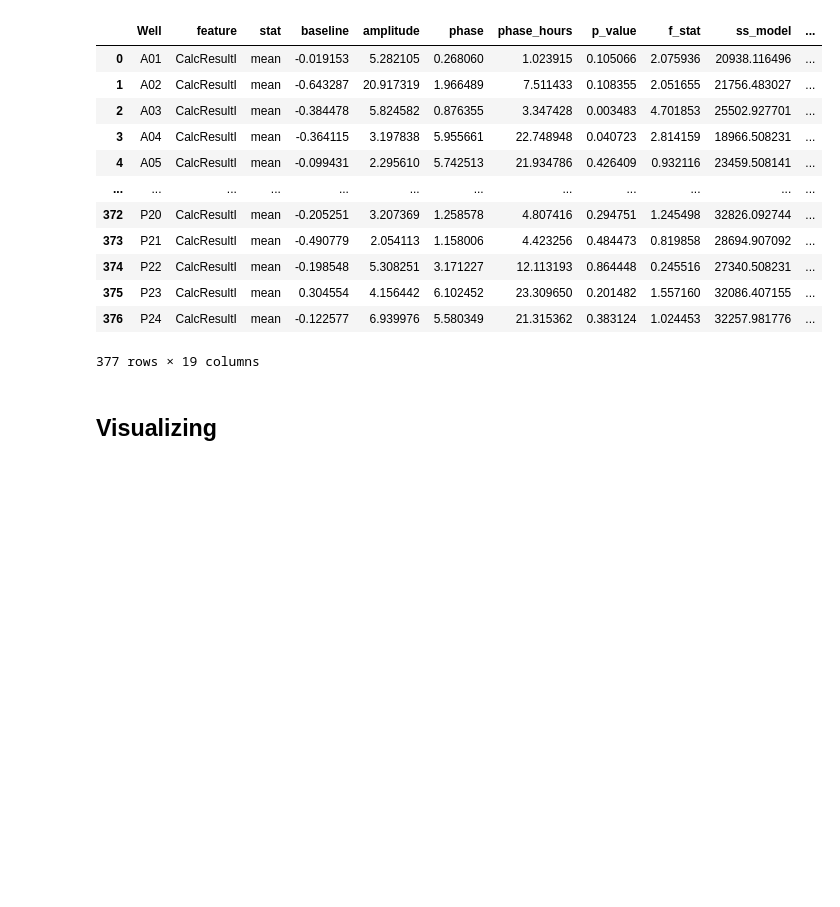
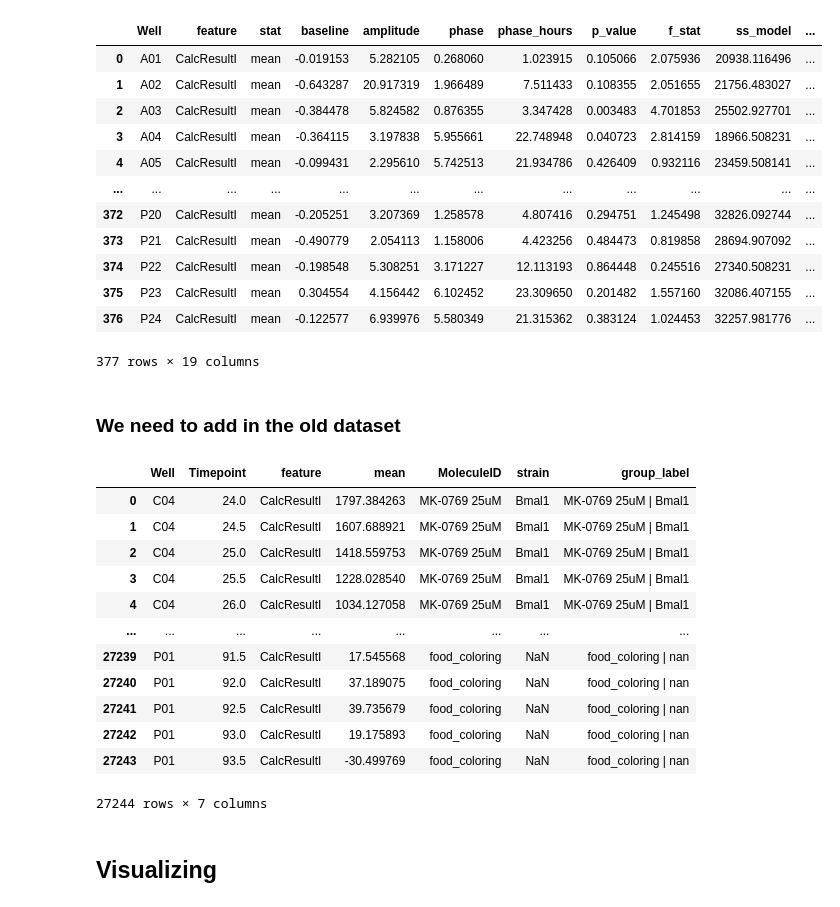
Before and after one commit to derfelterciano/PartchLab, a Jupyter notebook: circadian_rhythms/live_cell_painting/data_processing/enVision_cosinor_2026-05-11.ipynb, the cells around one changed output. Cells and saved outputs as stored; diff of their text form; code cells hidden in the pictures; blank space fills up the shorter version.

```diff
--- a/circadian_rhythms/live_cell_painting/data_processing/enVision_cosinor_2026-05-11.ipynb
+++ b/circadian_rhythms/live_cell_painting/data_processing/enVision_cosinor_2026-05-11.ipynb
@@ -177,6 +177,85 @@ display(cosinor_data)
 | 375 | P23 | CalcResultI | mean | 0.304554 | 4.156442 | 6.102452 | 23.309650 | 0.201482 | 1.557160 | 32086.407155 | ... |
 | 376 | P24 | CalcResultI | mean | -0.122577 | 6.939976 | 5.580349 | 21.315362 | 0.383124 | 1.024453 | 32257.981776 | ... |
 377 rows × 19 columns
+# %% [markdown]
+### We need to add in the old dataset
+# %%
+april_fitted = OscillationResults.load_pickle("/home/derfelt/PartchLabFiles"
+                                              "/Circadian Rhythms/Live Study"
+                                              "/enVision/enVision_pickle/202"
+                                              "6-04._.obj.pickle")
+
+
+april_dataset = Path("/home/derfelt/PartchLabFiles/Circadian "
+                     "Rhythms/Live Study/enVision/enVision_preprocessed"
+                     "/2026-04-01._.PREPROCESSED.parquet")
+april_dataset_lf = (pl.scan_parquet(april_dataset)
+                    .filter(pl.col("feature") == "CalcResultI"))
+april_tpoints = april_dataset_lf.select("Timepoint").unique().sort(by="Timepoint").collect().to_series().to_list()
+april_dataset_df = april_dataset_lf.collect()
+
+
+april_platemap = Path("/home/derfelt/PartchLabFiles/Circadian "
+                      "Rhythms/Live Study/platemaps/2026-04-01"
+                      "Echo_transfer.xlsx")
+april_platemap_df = (
+    pl.read_excel(april_platemap, engine='openpyxl')
+    .select(["384_Well",
+             "MoleculeID",
+             "strain",
+             "dex"])
+    .unique(subset=["384_Well"])
+    .with_columns(
+        pl.col("MoleculeID").str.strip_chars()
+    )
+    .rename({"384_Well": "Well"})
+)
+
+useless_cols = ["median", "stddev", "q0", "q10", "q25", "q50", "q75", "q90", "q100"]
+
+april_dataset_df = (april_dataset_df
+                    .join(april_platemap_df, on='Well', how='left')
+                    .filter(pl.col("dex") == "dex")
+                    .drop(useless_cols + ["dex"])
+                    .group_by("Well")
+                    .map_groups(
+                        lambda g:
+                            g.with_columns(
+                                pl.Series(
+                                    stat_values,
+                                    savgol_filter(
+                                        g[stat_values].to_numpy(),
+                                        window_length=win_len,
+                                        polyorder=polyorder
+                                    )
+                                )
+                            ),
+                        )
+                    .sort([well_columns, tpoint_col])
+                    .to_pandas()
+
+)
+
+april_dataset_df['group_label'] = april_dataset_df[meta_columns].apply(
+    lambda row: ' | '.join([str(v) for v in row]), axis=1
+)
+
+
+display(april_dataset_df)
+# %% [output]
+|  | Well | Timepoint | feature | mean | MoleculeID | strain | group_label |
+| 0 | C04 | 24.0 | CalcResultI | 1797.384263 | MK-0769 25uM | Bmal1 | MK-0769 25uM | Bmal1 |
+| 1 | C04 | 24.5 | CalcResultI | 1607.688921 | MK-0769 25uM | Bmal1 | MK-0769 25uM | Bmal1 |
+| 2 | C04 | 25.0 | CalcResultI | 1418.559753 | MK-0769 25uM | Bmal1 | MK-0769 25uM | Bmal1 |
+| 3 | C04 | 25.5 | CalcResultI | 1228.028540 | MK-0769 25uM | Bmal1 | MK-0769 25uM | Bmal1 |
+| 4 | C04 | 26.0 | CalcResultI | 1034.127058 | MK-0769 25uM | Bmal1 | MK-0769 25uM | Bmal1 |
+| ... | ... | ... | ... | ... | ... | ... | ... |
+| 27239 | P01 | 91.5 | CalcResultI | 17.545568 | food_coloring | NaN | food_coloring | nan |
+| 27240 | P01 | 92.0 | CalcResultI | 37.189075 | food_coloring | NaN | food_coloring | nan |
+| 27241 | P01 | 92.5 | CalcResultI | 39.735679 | food_coloring | NaN | food_coloring | nan |
+| 27242 | P01 | 93.0 | CalcResultI | 19.175893 | food_coloring | NaN | food_coloring | nan |
+| 27243 | P01 | 93.5 | CalcResultI | -30.499769 | food_coloring | NaN | food_coloring | nan |
+27244 rows × 7 columns
 # %% [markdown]
 ## Visualizing
 # %%
```
Also changed, not shown: parts of 5 cells of this notebook, 2 other files.
